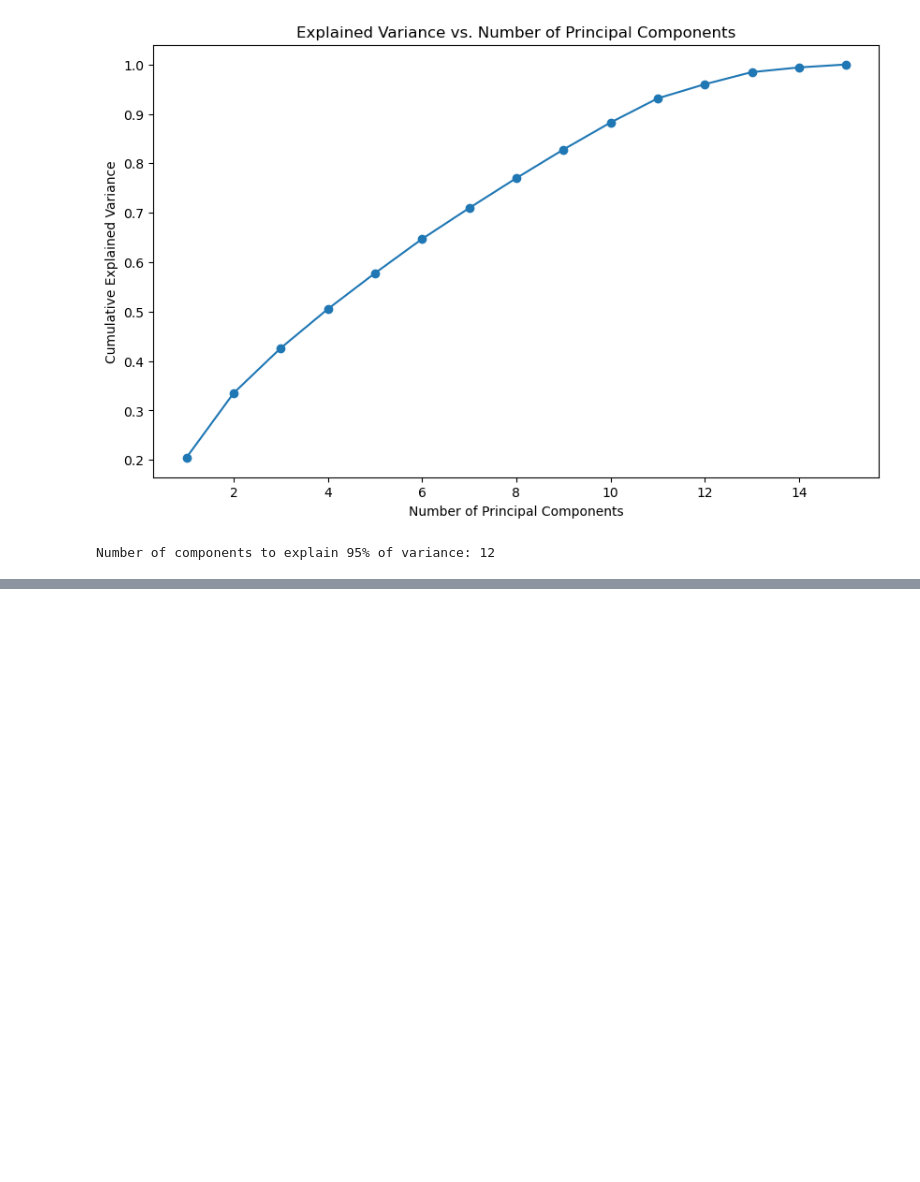
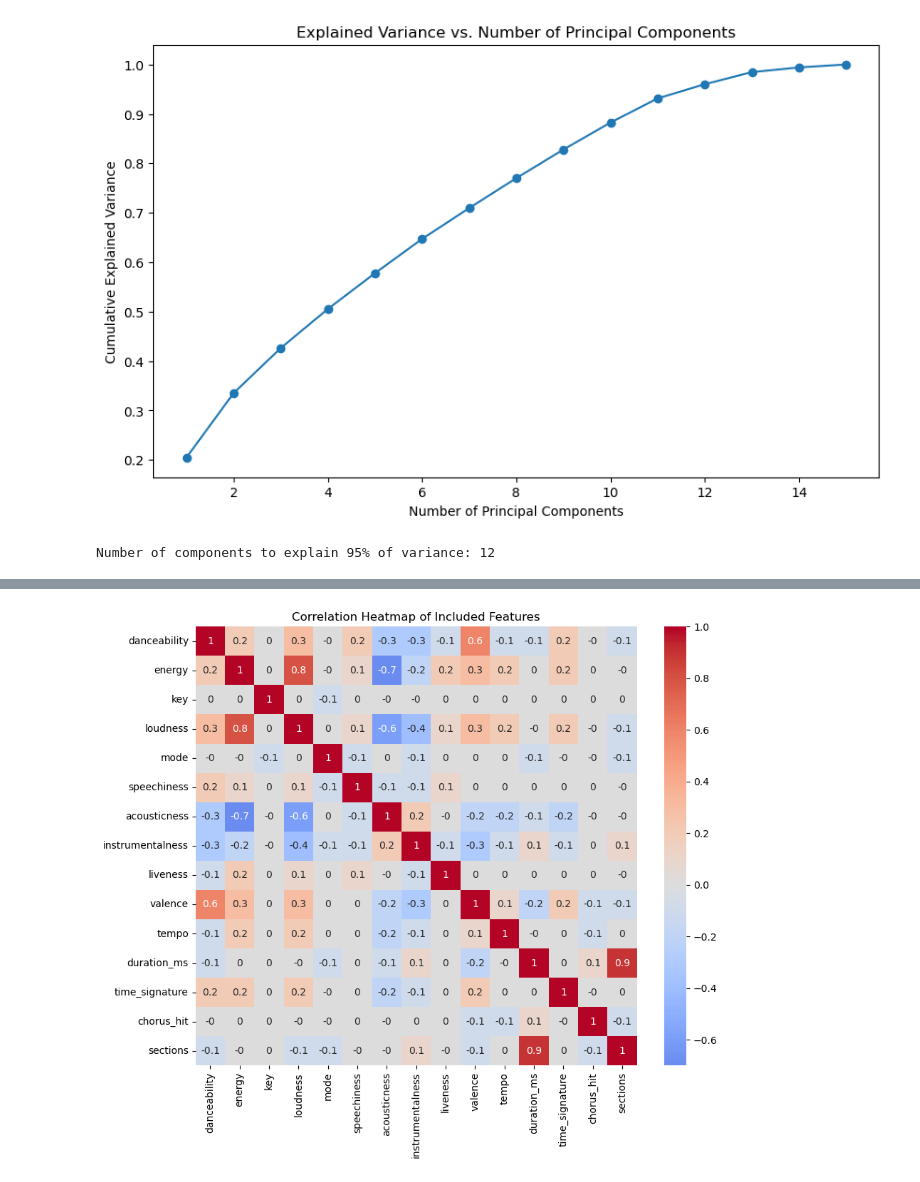
Before and after one commit to AlexMedinaG/Projecto-4, a Jupyter notebook: dataModeling.ipynb, the cells around one changed output, grey strips where cells are left out. Cells and saved outputs as stored; diff of their text form; code cells hidden in the pictures; blank space fills up the shorter version.

```diff
--- a/dataModeling.ipynb
+++ b/dataModeling.ipynb
@@ -140,0 +200,17 @@ array([1], dtype=int64)
+# %%
+# Visualizing correlations between features
+features_columns = ['danceability', 'energy', 'key', 'loudness', 'mode',
+                    'speechiness', 'acousticness', 'instrumentalness',
+                    'liveness', 'valence', 'tempo', 'duration_ms',
+                    'time_signature', 'chorus_hit', 'sections']
+
+# Create a DataFrame with only the included columns
+included_df = df[features_columns]
+
+# Visualizing correlations between included features
+plt.figure(figsize=(10, 8))
+sns.heatmap(round(included_df.corr(),1), annot=True, cmap='coolwarm', center=0)
+plt.title('Correlation Heatmap of Included Features')
+plt.show()
+# %% [output]
+[figure, added]
```
Also changed, not shown: parts of 12 cells of this notebook, 6 other files.
